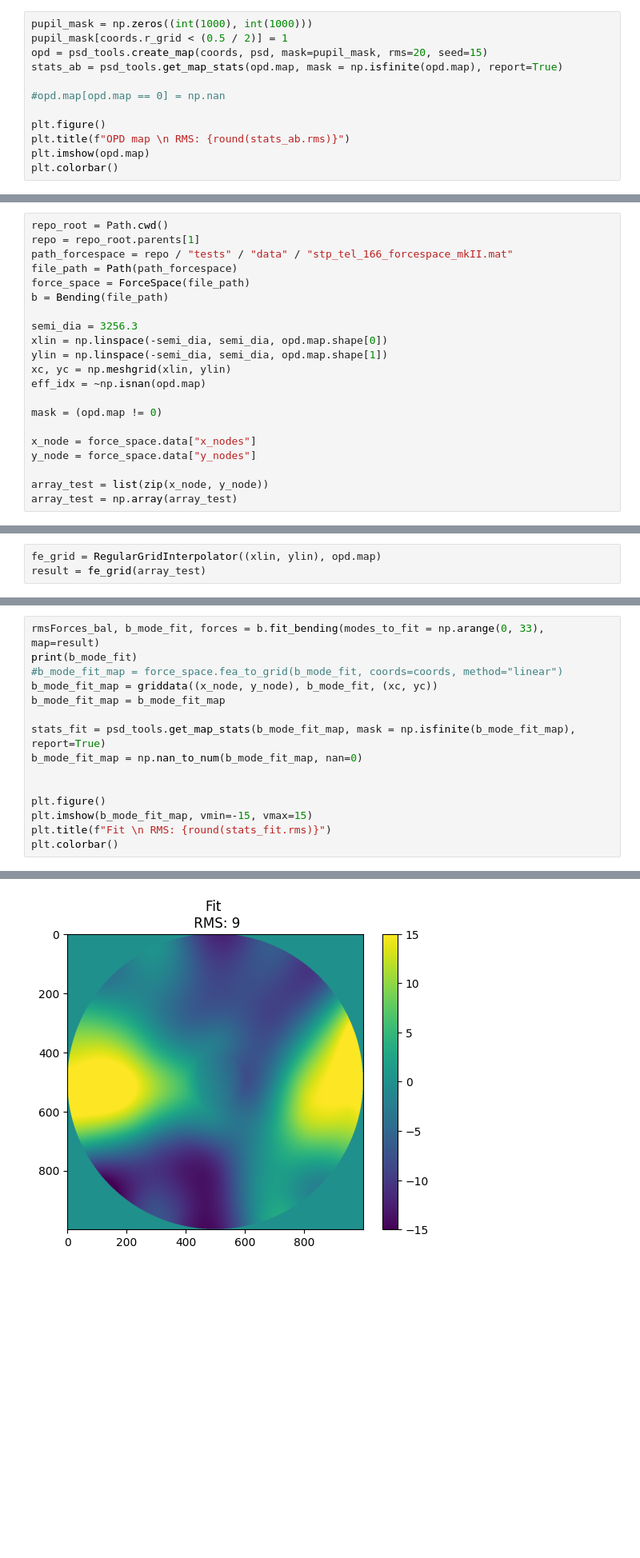
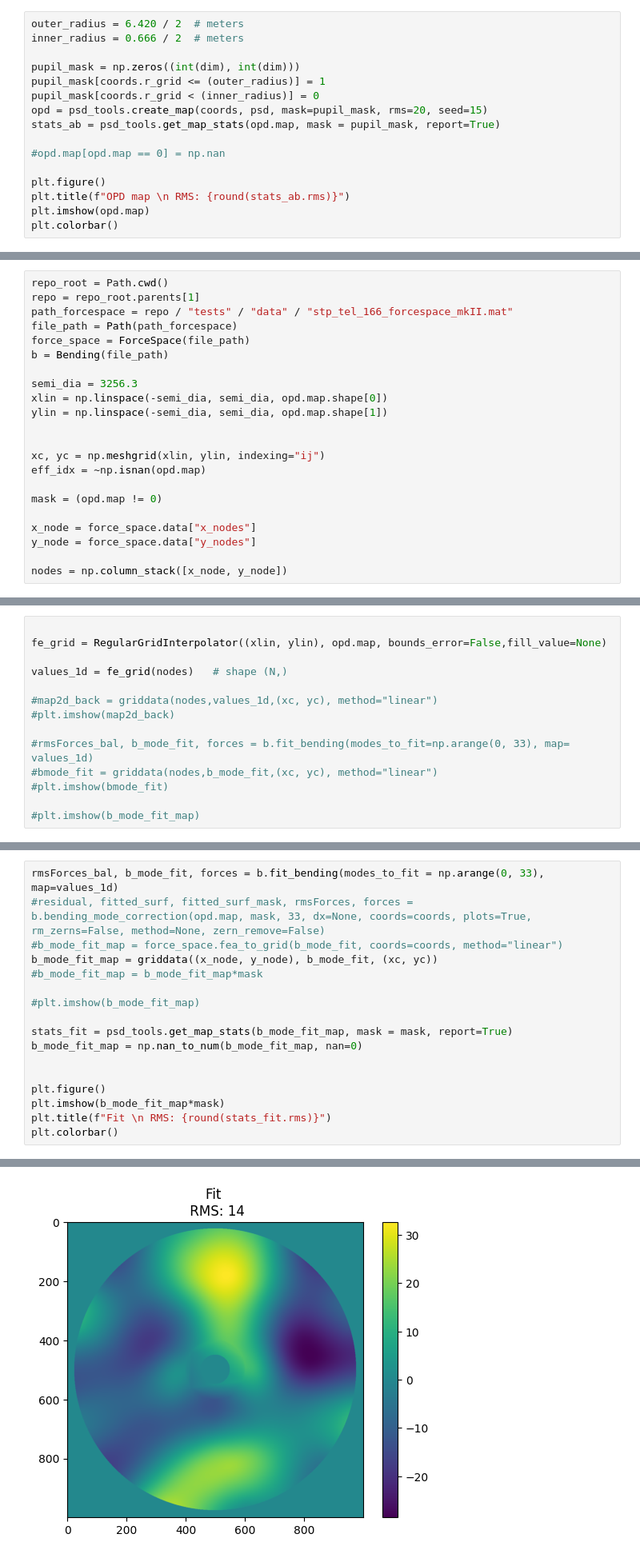
Before and after one commit to uasal/rfcml_bending, a Jupyter notebook: docs/notebooks/Bending_PSD.ipynb, the cells around one changed output, grey strips where cells are left out. Shown at 80% size. Drawn from its saved outputs; the diff is of its cells as text; blank space fills up the shorter version.

Commit message:
fixed coords and sampling error

```diff
--- a/docs/notebooks/Bending_PSD.ipynb
+++ b/docs/notebooks/Bending_PSD.ipynb
@@ -75,10 +74,14 @@ Set some defined 1000 x 1000 pupil mask and utilize the create_map method in psd
 
 A seed is defined when creating a map so that multiple WFE maps can be derived from the same PSD with pseudo-random phases applied. The seed does not create a completely randomized set of phases each time the simulation is ran, but is constrained so that the results of simulation can be reproduced.
 # %%
-pupil_mask = np.zeros((int(1000), int(1000)))
-pupil_mask[coords.r_grid < (0.5 / 2)] = 1
+outer_radius = 6.420 / 2  # meters
+inner_radius = 0.666 / 2  # meters
+
+pupil_mask = np.zeros((int(dim), int(dim)))
+pupil_mask[coords.r_grid <= (outer_radius)] = 1
+pupil_mask[coords.r_grid < (inner_radius)] = 0
 opd = psd_tools.create_map(coords, psd, mask=pupil_mask, rms=20, seed=15)
-stats_ab = psd_tools.get_map_stats(opd.map, mask = np.isfinite(opd.map), report=True)
+stats_ab = psd_tools.get_map_stats(opd.map, mask = pupil_mask, report=True)
 
 #opd.map[opd.map == 0] = np.nan
 
@@ -115,7 +116,9 @@ b = Bending(file_path)
 semi_dia = 3256.3
 xlin = np.linspace(-semi_dia, semi_dia, opd.map.shape[0])
 ylin = np.linspace(-semi_dia, semi_dia, opd.map.shape[1])
-xc, yc = np.meshgrid(xlin, ylin)
+
+
+xc, yc = np.meshgrid(xlin, ylin, indexing="ij")
 eff_idx = ~np.isnan(opd.map)
 
 mask = (opd.map != 0)
@@ -123,30 +126,42 @@ mask = (opd.map != 0)
 x_node = force_space.data["x_nodes"]
 y_node = force_space.data["y_nodes"]
 
-array_test = list(zip(x_node, y_node))
-array_test = np.array(array_test)
+nodes = np.column_stack([x_node, y_node])
 # %% [markdown]
 Interpolate the map to FEA space using the x and y node locations.
 # %%
-fe_grid = RegularGridInterpolator((xlin, ylin), opd.map)
-result = fe_grid(array_test)
+
+fe_grid = RegularGridInterpolator((xlin, ylin), opd.map, bounds_error=False,fill_value=None)
+
+values_1d = fe_grid(nodes)   # shape (N,)
+
+#map2d_back = griddata(nodes,values_1d,(xc, yc), method="linear")
+#plt.imshow(map2d_back)
+
+#rmsForces_bal, b_mode_fit, forces = b.fit_bending(modes_to_fit=np.arange(0, 33), map= values_1d)
+#bmode_fit = griddata(nodes,b_mode_fit,(xc, yc), method="linear")
+#plt.imshow(bmode_fit)
+
+#plt.imshow(b_mode_fit_map)
 # %% [markdown]
 Fit given OPD map to 33 bending modes.
 
 Also output the statistics of the fit map and output RMS of fit to compare with input OPD.
 # %%
-rmsForces_bal, b_mode_fit, forces = b.fit_bending(modes_to_fit = np.arange(0, 33), map=result)
-print(b_mode_fit)
+rmsForces_bal, b_mode_fit, forces = b.fit_bending(modes_to_fit = np.arange(0, 33), map=values_1d)
+#residual, fitted_surf, fitted_surf_mask, rmsForces, forces = b.bending_mode_correction(opd.map, mask, 33, dx=None, coords=coords, plots=True, rm_zerns=False, method=None, zern_remove=False)
 #b_mode_fit_map = force_space.fea_to_grid(b_mode_fit, coords=coords, method="linear")
 b_mode_fit_map = griddata((x_node, y_node), b_mode_fit, (xc, yc))
-b_mode_fit_map = b_mode_fit_map
+#b_mode_fit_map = b_mode_fit_map*mask
 
-stats_fit = psd_tools.get_map_stats(b_mode_fit_map, mask = np.isfinite(b_mode_fit_map), report=True)
+#plt.imshow(b_mode_fit_map)
+
+stats_fit = psd_tools.get_map_stats(b_mode_fit_map, mask = mask, report=True)
 b_mode_fit_map = np.nan_to_num(b_mode_fit_map, nan=0)
 
 
 plt.figure()
-plt.imshow(b_mode_fit_map, vmin=-15, vmax=15)
+plt.imshow(b_mode_fit_map*mask)
 plt.title(f"Fit \n RMS: {round(stats_fit.rms)}")
 plt.colorbar()
 # %% [output]
@@ -161,5 +174,5 @@ Maximum value is: 21.721
 <matplotlib.colorbar.Colorbar at 0x...>
-[figure, old version]
+[figure, new version]
 # %% [markdown]
 ## Generate PSD from bending mode fit map
 
```
Also changed, not shown: parts of 8 cells of this notebook.
